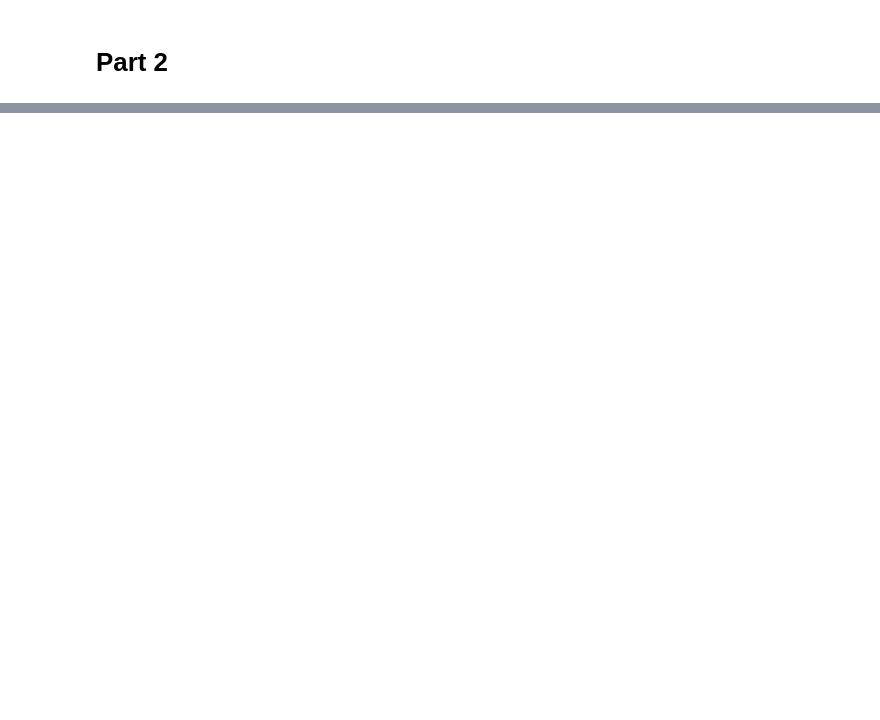
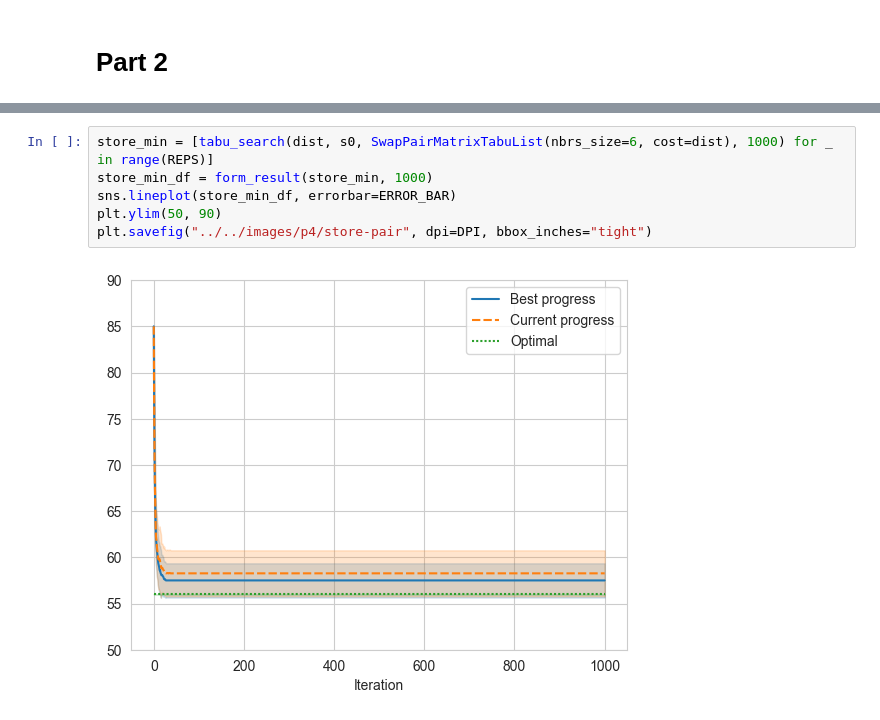
Before and after one commit to nngerncham/ma395_heuristic, a Jupyter notebook: homework/hw3/codebase/Notebooks/Problem 4.ipynb, the cells around one changed output, grey strips where cells are left out. Cells and saved outputs as stored; diff of their text form; blank space fills up the shorter version.

```diff
--- a/homework/hw3/codebase/Notebooks/Problem 4.ipynb
+++ b/homework/hw3/codebase/Notebooks/Problem 4.ipynb
@@ -128 +165,9 @@ plt.savefig("../../images/p4/store-min-pi", dpi=DPI, bbox_inches="tight")
+# %%
+store_min = [tabu_search(dist, s0, SwapPairMatrixTabuList(nbrs_size=6, cost=dist), 1000) for _ in range(REPS)]
+store_min_df = form_result(store_min, 1000)
+sns.lineplot(store_min_df, errorbar=ERROR_BAR)
+plt.ylim(50, 90)
+plt.savefig("../../images/p4/store-pair", dpi=DPI, bbox_inches="tight")
+# %% [output]
+[figure, added]
 # %%
```
Also changed, not shown: parts of 12 cells of this notebook, 35 other files.
